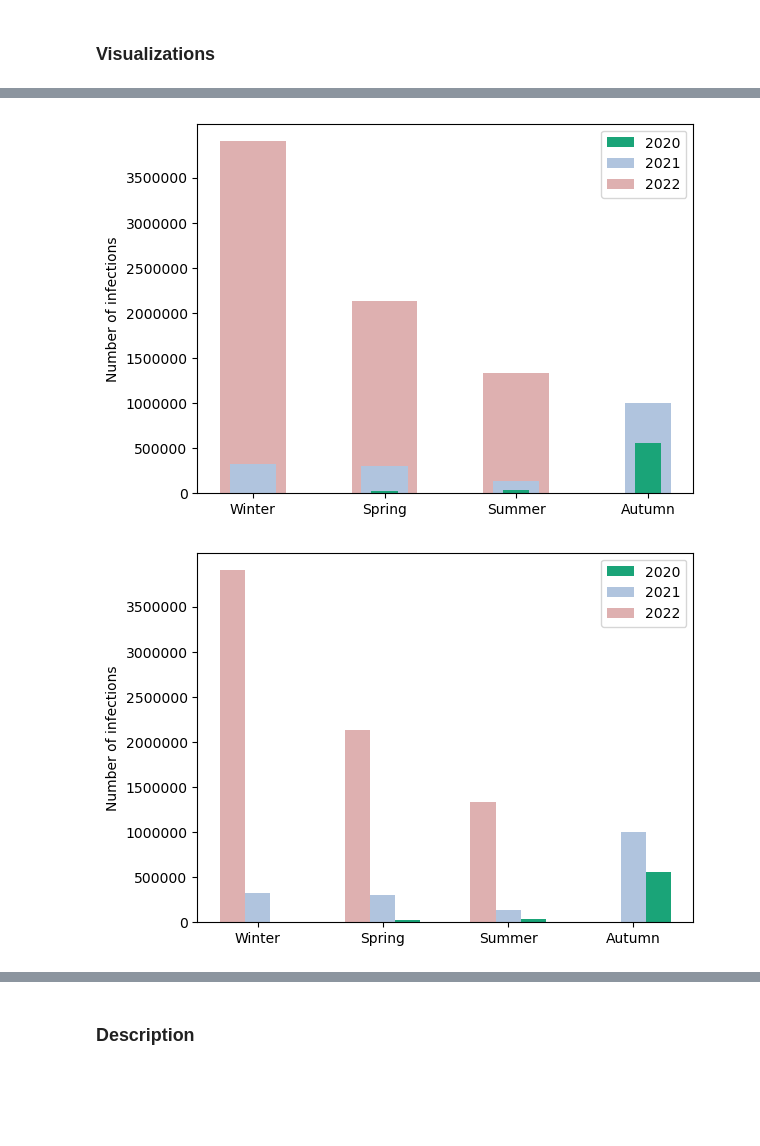
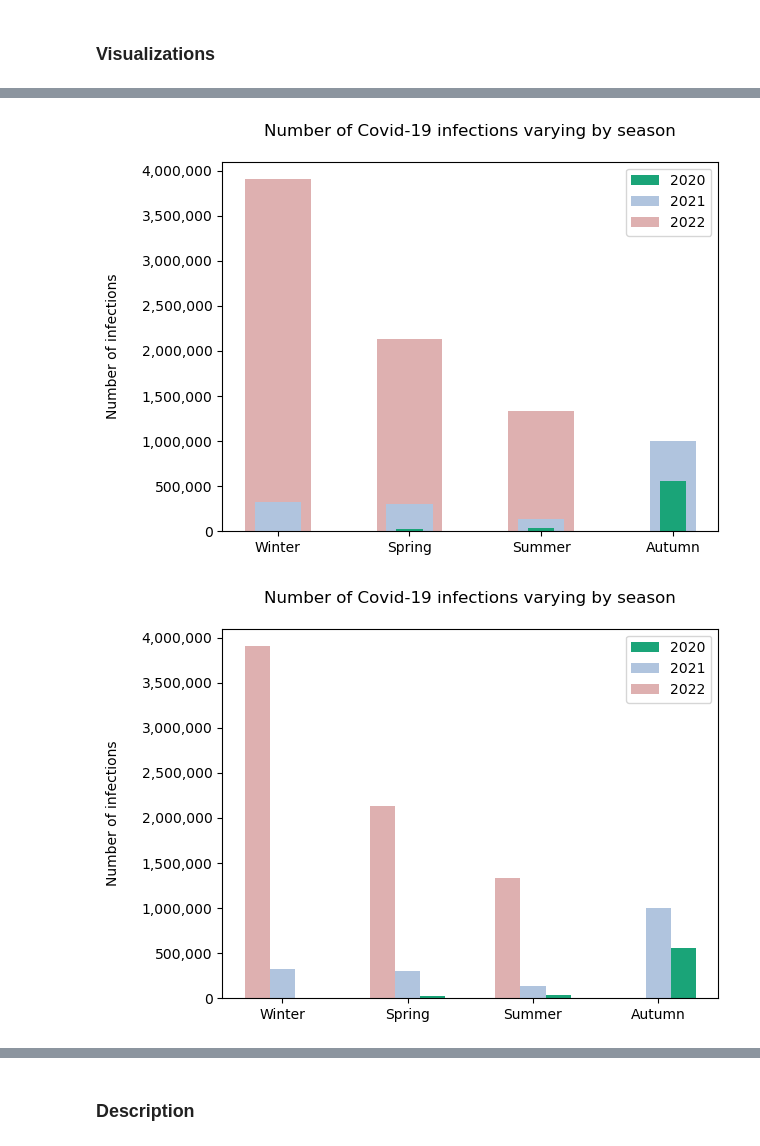
Before and after one commit to borosabel/visual_analytics_2022, a Jupyter notebook: individual work/submission_02_intermediate-Andeol.ipynb, the cells around one changed output, grey strips where cells are left out. Drawn from its saved outputs; the diff is of its cells as text; code cells hidden in the pictures; blank space fills up the shorter version.

Commit message:
several smaller changes (description, title, yticks, layout)

```diff
--- a/individual work/submission_02_intermediate-Andeol.ipynb
+++ b/individual work/submission_02_intermediate-Andeol.ipynb
@@ -86,46 +86,47 @@ labels = ['Winter', 'Spring', 'Summer', 'Autumn']
 # %%
 fig = plt.figure()
 ax = fig.add_subplot(111)
 
 ax.bar(x=labels, height=year_2022_sums, width=0.5, align='center', label='2022', color='#deb0b0')
 ax.bar(x=labels, height=year_2021_sums, width=0.35, align='center', label='2021', color='#b0c4de')
 ax.bar(x=labels, height=year_2020_sums, width=0.2, align='center', label='2020', color='#1AA478')
 
 plt.xticks(labels)
-plt.yticks(np.arange(0, sum_wint_2022, 500000))
-plt.ylabel('Number of infections')
+plt.yticks(np.arange(0, 4000001, 500000))
+plt.ylabel('Number of infections\n')
+plt.title('Number of Covid-19 infections varying by season\n')
 
+# Disable scientific notation for y-axis and add commas
 current_values = plt.gca().get_yticks()
-plt.gca().set_yticklabels(['{:.0f}'.format(x) for x in current_values])
+plt.gca().set_yticklabels(['{:,.0f}'.format(x) for x in current_values])
 
+# order the legends
 legend_handles, legend_labels = plt.gca().get_legend_handles_labels()
 legend_order = [2,1,0]
 plt.legend([legend_handles[idx] for idx in legend_order],[legend_labels[idx] for idx in legend_order],loc='upper right')
 
 plt.show()
 # %% [output]
-[figure, old version]
+[figure, new version]
 # %%
 fig = plt.figure()
 ax = fig.add_subplot(111)
 
 width = 0.2
-
 x = np.arange(len(labels))
 
 ax.bar(x - width, height=year_2022_sums, width=0.2, label='2022', color='#deb0b0')
 ax.bar(x, height=year_2021_sums, width=0.2, label='2021', color='#b0c4de')
 ax.bar(x + width, height=year_2020_sums, width=0.2, label='2020', color='#1AA478')
 
+plt.xticks(x, labels)
+plt.yticks(np.arange(0, 4000001, 500000))
+plt.ylabel('Number of infections\n')
+plt.title('Number of Covid-19 infections varying by season\n')
 
-
-plt.xticks(x, labels)
-plt.yticks(np.arange(0, sum_wint_2022, 500000))
-plt.ylabel('Number of infections')
-
-# Disable scientific notation for y-axis
+# Disable scientific notation for y-axis and add commas
 current_values = plt.gca().get_yticks()
-plt.gca().set_yticklabels(['{:.0f}'.format(x) for x in current_values])
+plt.gca().set_yticklabels(['{:,.0f}'.format(x) for x in current_values])
 
 # order the legends
 legend_handles, legend_labels = plt.gca().get_legend_handles_labels()
@@ -134,7 +135,7 @@ plt.legend([legend_handles[idx] for idx in legend_order],[legend_labels[idx] for
 
 plt.show()
 # %% [output]
-[figure, old version]
+[figure, new version]
 # %%
 fig = plt.figure()
 ax = fig.add_subplot(111)
```
Also changed, not shown: parts of 4 cells of this notebook.
